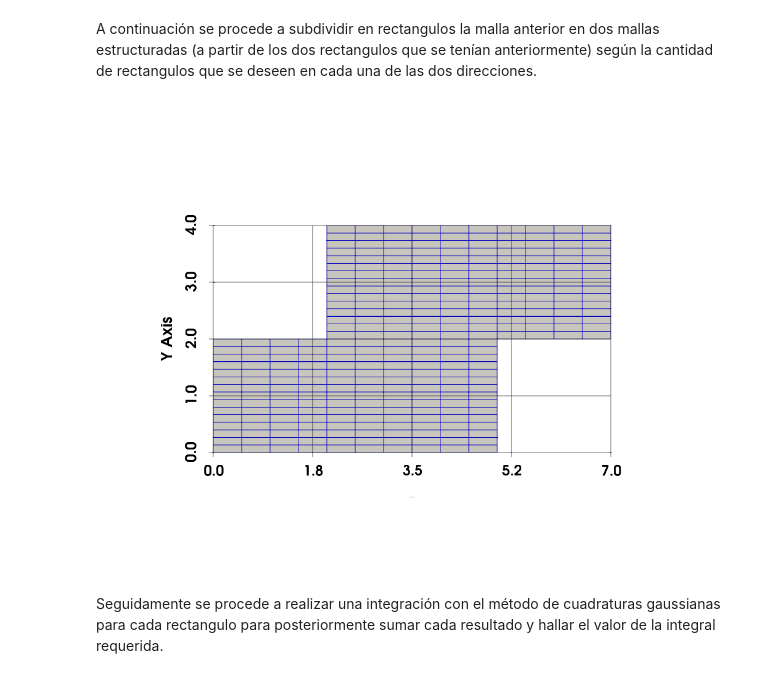
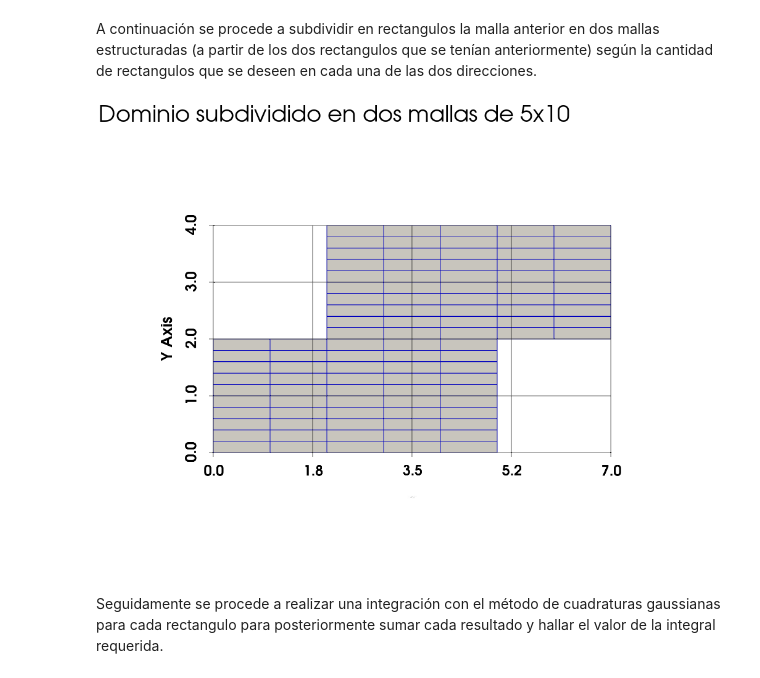
Before and after one commit to JulianSoZa/MiniProjects_NumericMethods, a Jupyter notebook: MiniProject1_GP1/exercise4deVerdad.ipynb, the cells around one changed output. Saved outputs shown, nothing was run; the diff lists cells and outputs as text; code cells hidden in the pictures.

```diff
--- a/MiniProject1_GP1/exercise4deVerdad.ipynb
+++ b/MiniProject1_GP1/exercise4deVerdad.ipynb
@@ -6,3 +6,19 @@ $$\iint \limits_{\Omega} \left(sin(\pi x) \cdot cos^2(\pi y)\right) d\Omega$$
 $$\Omega = \left\lbrace 0, 5 \right\rbrace \times \left\lbrace 0, 2 \right\rbrace \ \cup \ \left\lbrace 2, 7 \right\rbrace \times \left\lbrace 2, 4 \right\rbrace$$
 
 Para la integración 2D con el Método de Cuadraturas Gaussianas se hace uso de la función ***gaussian_integration_2D*** creada por **© Daniel Giraldo Cuartas 2022**:
+# %%
+import numpy as np
+import sympy as sym
+import pyvista as pv
+import meshio
+
+x, y = sym.symbols('x y')
+f = sym.sin(sym.pi*x)*sym.cos(sym.pi*y)**2
+
+xla1, xlb1 = (0, 5)
+xla2, xlb2 = (2, 7)
+yla1, ylb1 = (0, 2)
+yla2, ylb2 = (2, 4)
+
+analyticalIntegral = round(sym.integrate(f, (y, yla1, ylb1), (x, xla1, xlb1)) + sym.integrate(f, (y, yla2, ylb2), (x, xla2, xlb2)),7)
+print('Integral analítica: ', analyticalIntegral)
@@ -96,41 +109,48 @@ pl.show(jupyter_backend='pythreejs')
 # %% [markdown]
 A continuación se procede a subdividir en rectangulos la malla anterior en dos mallas estructuradas (a partir de los dos rectangulos que se tenían anteriormente) según la cantidad de rectangulos que se deseen en cada una de las dos direcciones.
 # %%
-n = 10
-z = 15
+def domain_mesh(rectangles, points, n, z):
+    ps = []
+    rs = []
 
-ps = []
-rs = []
+    for m in range(len(rectangles)):
+        xs = np.linspace(points[rectangles[m][0]][0], points[rectangles[m][1]][0], n+1)
+        ys = np.linspace(points[rectangles[m][0]][1], points[rectangles[m][2]][1], z+1)
+        for j in range(z+1):
+            for i in range(n+1):
+                ps.append([xs[i], ys[j]])
 
-for m in range(len(rectangles)):
-    xs = np.linspace(points[rectangles[m][0]][0], points[rectangles[m][1]][0], n+1)
-    ys = np.linspace(points[rectangles[m][0]][1], points[rectangles[m][2]][1], z+1)
-    for j in range(z+1):
-        for i in range(n+1):
-            ps.append([xs[i], ys[j]])
+                if (j == z)|(i == n):
+                    pass
+                else:
+                    n1 = (j*n + j + i) + m*(n+1)*(z+1)
+                    n2 = n1 + 1
+                    n3 = n2+n+1
+                    n4 = n3-1
+                    rs.append([n1, n2, n3, n4])
+    return ps, rs
 
-            if (j == z)|(i == n):
-                pass
-            else:
-                n1 = (j*n + j + i) + m*(n+1)*(z+1)
-                n2 = n1 + 1
-                n3 = n2+n+1
-                n4 = n3-1
-                rs.append([n1, n2, n3, n4])
+def mesh_plot(rs, ps, n, z):
+    cells = [("quad", rs)]
+    mesh = meshio.Mesh(ps, cells)
 
-cells = [("quad", rs)]
-mesh = meshio.Mesh(ps, cells)
+    mesh_pv = pv.wrap(mesh)
 
-mesh_pv = pv.wrap(mesh)
+    pl2 = pv.Plotter()
+    pl2.add_mesh(mesh_pv, color='white')
+    pl2.add_mesh(mesh_pv, color="blue", style='wireframe', line_width=1.5)
+    pl2.add_text(f"Dominio subdividido en dos mallas de {n}x{z}", font_size=20)
+    pl2.view_xy()
+    pl2.show_grid()
+    pl2.show(jupyter_backend='pythreejs')
 
-pl2 = pv.Plotter()
-pl2.add_mesh(mesh_pv, color='white')
-pl2.add_mesh(mesh_pv, color="blue", style='wireframe', line_width=1.5)
-pl2.view_xy()
-pl2.show_grid()
-pl2.show(jupyter_backend='pythreejs')
+if __name__ == "__main__":
+    n = 5
+    z = 10
+    ps, rs = domain_mesh(rectangles, points, n, z)
+    mesh_plot(rs, ps, n, z)
 # %% [output]
-[figure, old version]
+[figure, new version]
 # %% [markdown]
 Seguidamente se procede a realizar una integración con el método de cuadraturas gaussianas para cada rectangulo para posteriormente sumar cada resultado y hallar el valor de la integral requerida.
 # %%
```
Also changed, not shown: parts of 5 cells of this notebook.
